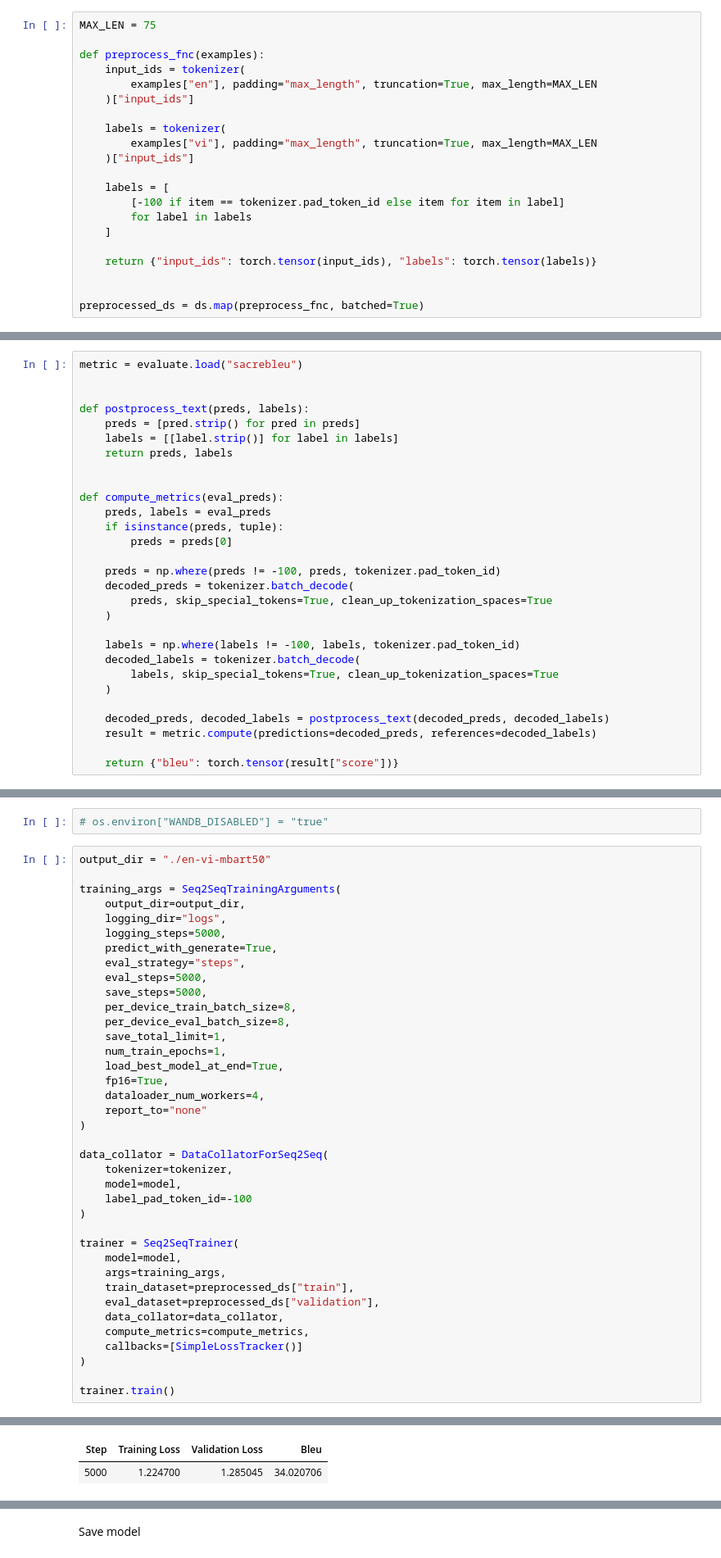
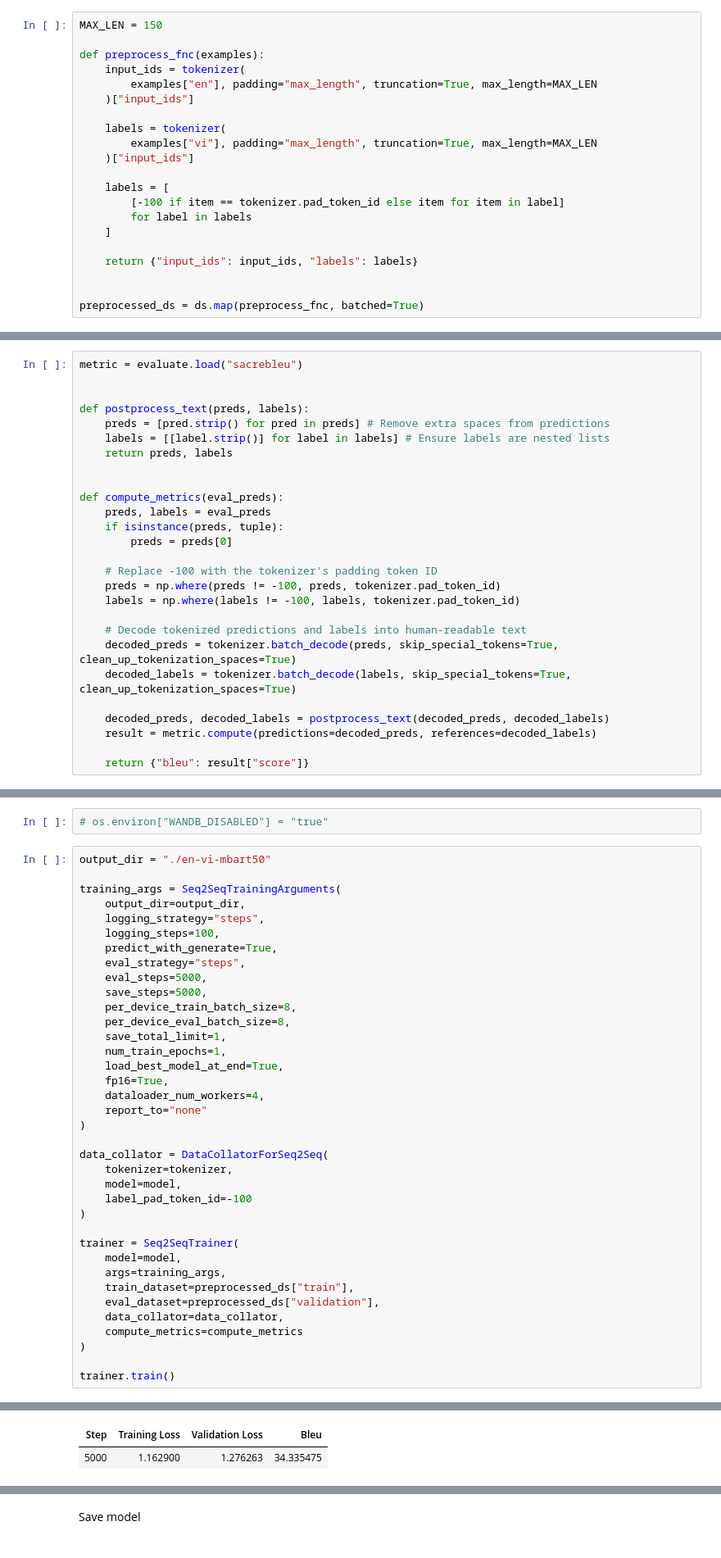
Before and after one commit to linhlinhle997/low-resource-nmt-bart, a Jupyter notebook: nmt_bart.ipynb, the cells around one changed output, grey strips where cells are left out. Shown at 82% size. Saved outputs shown, nothing was run; the diff lists cells and outputs as text.

```diff
--- a/nmt_bart.ipynb
+++ b/nmt_bart.ipynb
@@ -59,7 +64,7 @@ print(tokenizer(single_sample["vi"]))
 # %% [markdown]
 ## Encoding
 # %%
-MAX_LEN = 75
+MAX_LEN = 150
 
 def preprocess_fnc(examples):
     input_ids = tokenizer(
@@ -75,7 +80,7 @@ def preprocess_fnc(examples):
         for label in labels
     ]
 
-    return {"input_ids": torch.tensor(input_ids), "labels": torch.tensor(labels)}
+    return {"input_ids": input_ids, "labels": labels}
 
 
 preprocessed_ds = ds.map(preprocess_fnc, batched=True)
@@ -115,8 +103,8 @@ metric = evaluate.load("sacrebleu")
 
 
 def postprocess_text(preds, labels):
-    preds = [pred.strip() for pred in preds]
-    labels = [[label.strip()] for label in labels]
+    preds = [pred.strip() for pred in preds] # Remove extra spaces from predictions
+    labels = [[label.strip()] for label in labels] # Ensure labels are nested lists
     return preds, labels
 
 
@@ -125,17 +113,15 @@ def compute_metrics(eval_preds):
     if isinstance(preds, tuple):
         preds = preds[0]
 
+    # Replace -100 with the tokenizer's padding token ID
     preds = np.where(preds != -100, preds, tokenizer.pad_token_id)
-    decoded_preds = tokenizer.batch_decode(
-        preds, skip_special_tokens=True, clean_up_tokenization_spaces=True
-    )
+    labels = np.where(labels != -100, labels, tokenizer.pad_token_id)
 
-    labels = np.where(labels != -100, labels, tokenizer.pad_token_id)
-    decoded_labels = tokenizer.batch_decode(
-        labels, skip_special_tokens=True, clean_up_tokenization_spaces=True
-    )
+    # Decode tokenized predictions and labels into human-readable text
+    decoded_preds = tokenizer.batch_decode(preds, skip_special_tokens=True, clean_up_tokenization_spaces=True)
+    decoded_labels = tokenizer.batch_decode(labels, skip_special_tokens=True, clean_up_tokenization_spaces=True)
 
     decoded_preds, decoded_labels = postprocess_text(decoded_preds, decoded_labels)
     result = metric.compute(predictions=decoded_preds, references=decoded_labels)
 
-    return {"bleu": torch.tensor(result["score"])}
+    return {"bleu": result["score"]}
@@ -161,8 +134,8 @@ output_dir = "./en-vi-mbart50"
 
 training_args = Seq2SeqTrainingArguments(
     output_dir=output_dir,
-    logging_dir="logs",
-    logging_steps=5000,
+    logging_strategy="steps",
+    logging_steps=100,
     predict_with_generate=True,
     eval_strategy="steps",
     eval_steps=5000,
@@ -189,8 +162,7 @@ trainer = Seq2SeqTrainer(
     train_dataset=preprocessed_ds["train"],
     eval_dataset=preprocessed_ds["validation"],
     data_collator=data_collator,
-    compute_metrics=compute_metrics,
-    callbacks=[SimpleLossTracker()]
+    compute_metrics=compute_metrics
 )
 
 trainer.train()
@@ -199,5 +171,5 @@ trainer.train()
 | Step | Training Loss | Validation Loss | Bleu |
-| 5000 | 1.224700 | 1.285045 | 34.020706 |
+| 5000 | 1.162900 | 1.276263 | 34.335475 |
 Trainer.tokenizer is now deprecated. You should use Trainer.processing_class instead.
 Trainer.tokenizer is now deprecated. You should use Trainer.processing_class instead.
 Trainer.tokenizer is now deprecated. You should use Trainer.processing_class instead.
```
Also changed, not shown: parts of 11 cells of this notebook.
